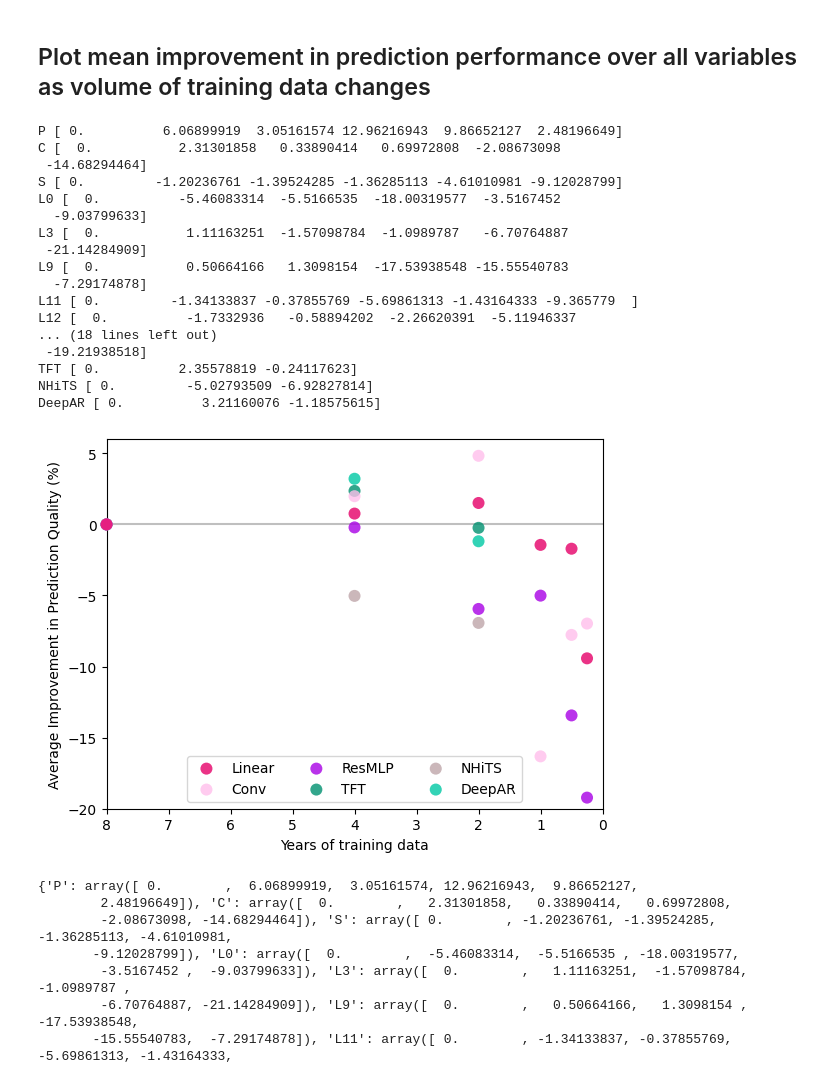
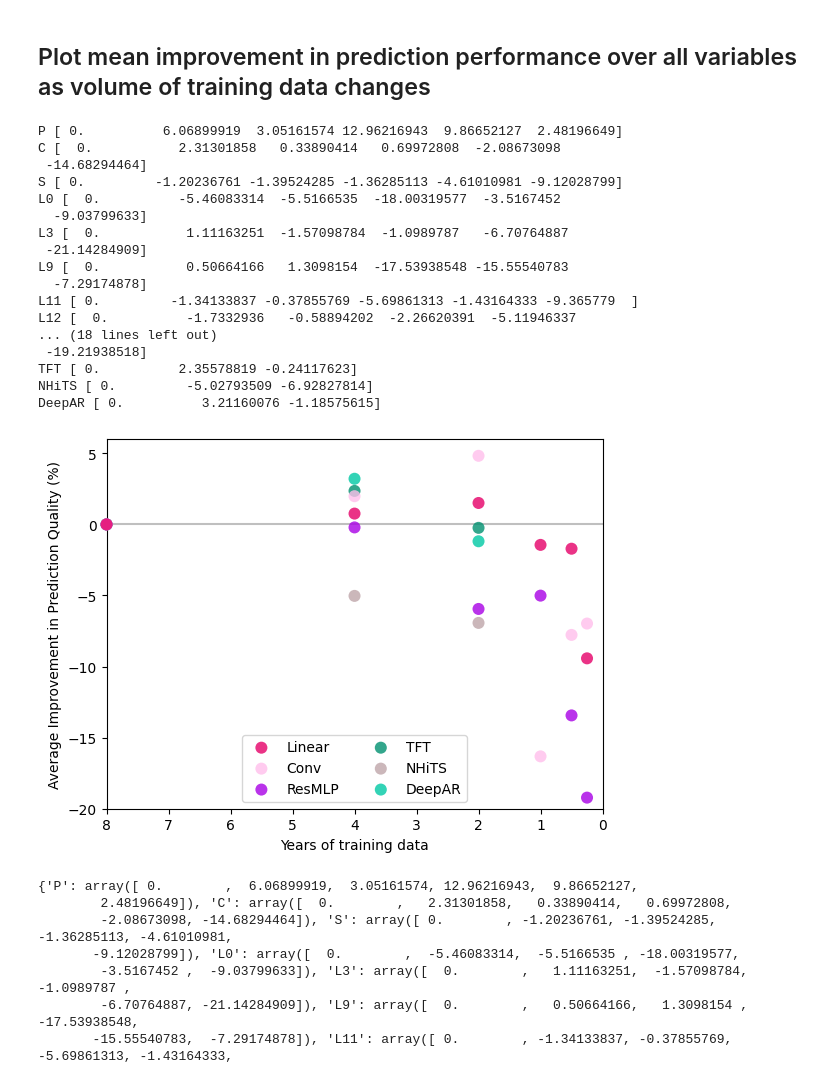
Before and after one commit to EECi/Annex_37, a Jupyter notebook: plots/plot_data_efficiency.ipynb, the cells around one changed output. Cells and saved outputs as stored; diff of their text form; code cells hidden in the pictures.

Commit message:
Update figures for paper

```diff
--- a/plots/plot_data_efficiency.ipynb
+++ b/plots/plot_data_efficiency.ipynb
@@ -70,35 +70,35 @@ for metric, metric_name in zip(['gmnRMSE'],['nRMSE']):
         ys = np.nanmean(np.array(ys), axis=0)
         print(model, ys)
         ax.scatter(
             xs[:len(ys)], ys,
             label=model_names[i], zorder=len(comp_models)-i, clip_on=False,
             color=eeci_colors[i], alpha=0.8, edgecolors='none',s=75
         )
     plt.xlim(8,0)
     plt.ylim(-20,6)
     plt.xlabel('Years of training data')
     plt.ylabel('Average Improvement in Prediction Quality (%)')
-    plt.legend(loc='lower center', bbox_to_anchor=(0.5, 0), ncol=3, fancybox=True)
+    plt.legend(loc='lower center', bbox_to_anchor=(0.5, 0), ncol=2, fancybox=True)
     plt.show()
 # %% [output]
 P [ 0.          6.06899919  3.05161574 12.96216943  9.86652127  2.48196649]
 C [  0.           2.31301858   0.33890414   0.69972808  -2.08673098
  -14.68294464]
 S [ 0.         -1.20236761 -1.39524285 -1.36285113 -4.61010981 -9.12028799]
 L0 [  0.          -5.46083314  -5.5166535  -18.00319577  -3.5167452
   -9.03799633]
 L3 [  0.           1.11163251  -1.57098784  -1.0989787   -6.70764887
  -21.14284909]
 L9 [  0.           0.50664166   1.3098154  -17.53938548 -15.55540783
   -7.29174878]
 L11 [ 0.         -1.34133837 -0.37855769 -5.69861313 -1.43164333 -9.365779  ]
 L12 [  0.          -1.7332936   -0.58894202  -2.26620391  -5.11946337
 ... (18 lines left out)
  -19.21938518]
 TFT [ 0.          2.35578819 -0.24117623]
 NHiTS [ 0.         -5.02793509 -6.92827814]
 DeepAR [ 0.          3.21160076 -1.18575615]
-[figure, old version]
+[figure, new version]
 # %%
 print(results['linear'])
 print(np.mean([results['linear'][var] for var in results['linear'] if 'L' in var],axis=0))
```
Also changed, not shown: parts of 3 cells of this notebook, 3 other files.
